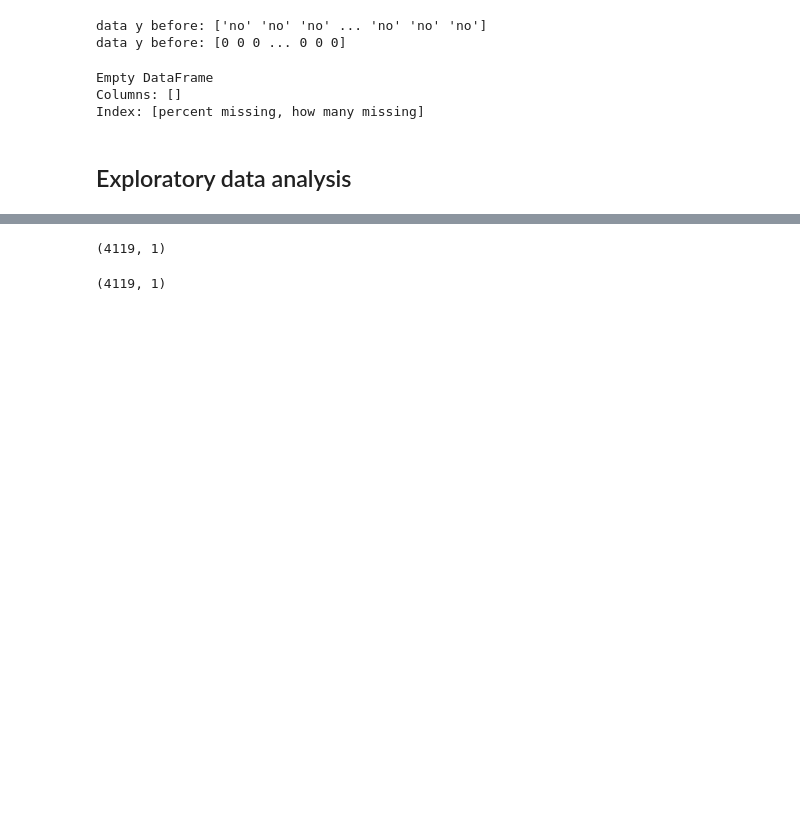
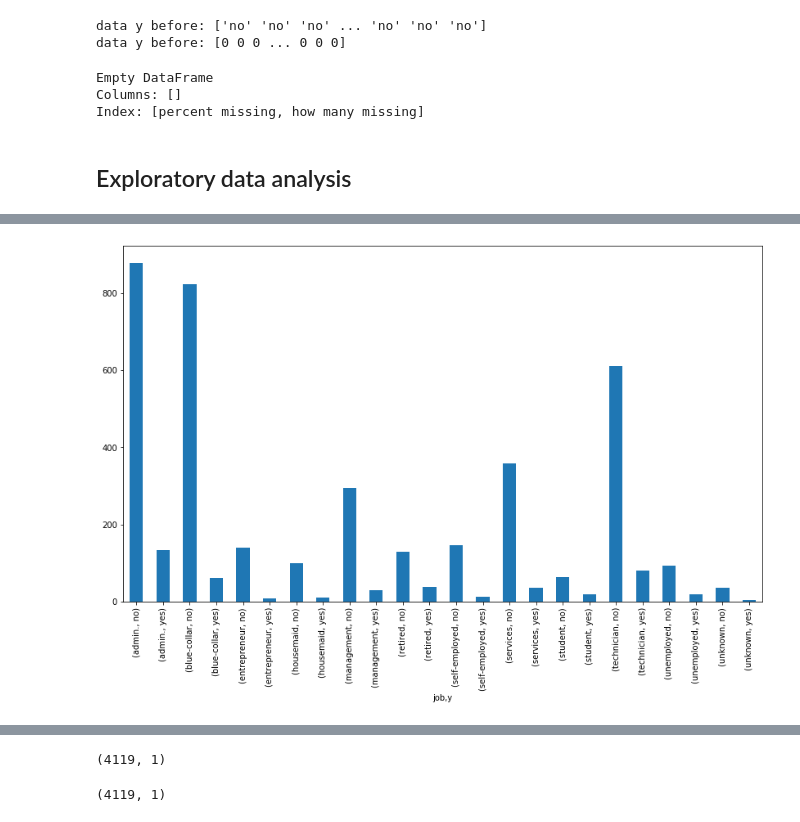
Before and after one commit to pHeesari/Recovery_H8_050, a Jupyter notebook: PYTN_Assgn_3_050_Fitri.ipynb, the cells around one changed output, grey strips where cells are left out. Cells and saved outputs as stored; diff of their text form; code cells hidden in the pictures; blank space fills up the shorter version.

```diff
--- a/PYTN_Assgn_3_050_Fitri.ipynb
+++ b/PYTN_Assgn_3_050_Fitri.ipynb
@@ -129,0 +203,4 @@ Index: [percent missing, how many missing]
+# %%
+#See the correlation for model feature
+job_target_group = df.groupby(by=['job','y'])['job'].count()
+job_target_group
@@ -130,3 +225,8 @@ Index: [percent missing, how many missing]
+# %%
+job_target_group.plot(kind='bar',figsize=(14,8))
+plt.show()
+# %% [output]
+[figure, added]
 # %%
 df['y_after']=udah
 df
```
Also changed, not shown: parts of 65 cells of this notebook.
